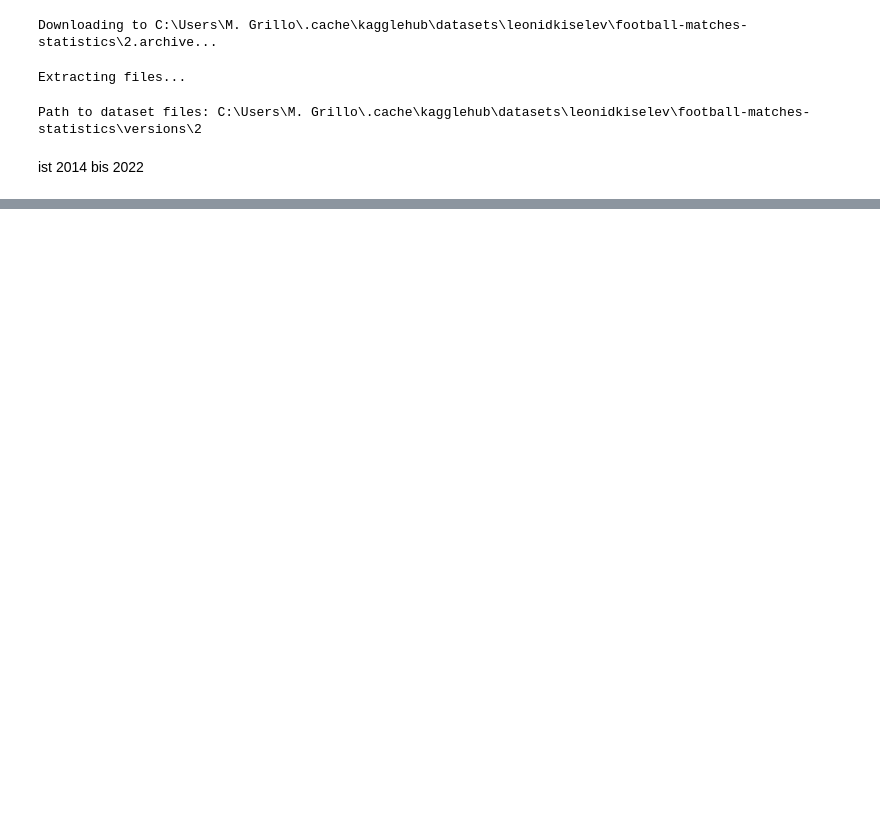
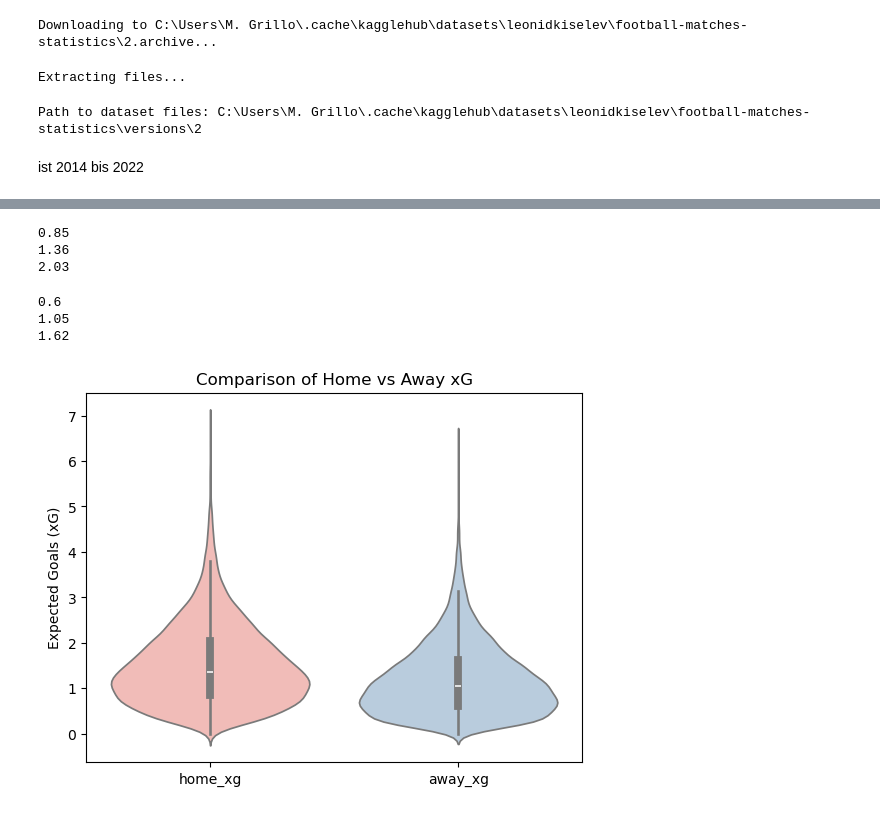
Before and after one commit to magrimuc/prj-2-eda-sql-football-matches-statistics, a Jupyter notebook: MartinsNotebook.ipynb, the cells around one changed output, grey strips where cells are left out. Drawn from its saved outputs; the diff is of its cells as text; code cells hidden in the pictures; blank space fills up the shorter version.

```diff
--- a/MartinsNotebook.ipynb
+++ b/MartinsNotebook.ipynb
@@ -100,0 +107,52 @@ df_matches_bl
+# %%
+q1 = df.home_xg.quantile(0.25)
+q2 = df.home_xg.quantile(0.50)
+q3 = df.home_xg.quantile(0.75)
+
+print(q1)
+print(q2)
+print(q3)
+# %% [output]
+0.85
+1.36
+2.03
+# %%
+q1 = df.away_xg.quantile(0.25)
+q2 = df.away_xg.quantile(0.50)
+q3 = df.away_xg.quantile(0.75)
+
+print(q1)
+print(q2)
+print(q3)
+# %% [output]
+0.6
+1.05
+1.62
+# %%
+import matplotlib.pyplot as plt
+import seaborn as sns
+
+##sns.pairplot(df, vars=['home_xg', 'away_xg'], kind='scatter', height=5)
+#sns.boxplot(x='away_xg', data=df, orient='h')
+sns.boxplot(data=df[["home_xg", "away_xg"]], palette="Pastel1")
+
+plt.close('all')
+datam=df[["home_xg", "away_xg"]]
+datam.head()
+sns.violinplot(data=datam, palette="Pastel1")
+
+
+plt.close('all')
+
+# 2. Zwei UNTERSCHIEDLICHE Spalten auswählen
+datam = df[["home_xg", "away_xg"]]
+
+# 3. Plotten
+sns.violinplot(data=datam, palette="Pastel1")
+
+# 4. Plot explizit anzeigen lassen
+plt.title("Comparison of Home vs Away xG")
+plt.ylabel("Expected Goals (xG)")
+plt.show()
+# %% [output]
+[figure, added]
```
Also changed, not shown: parts of 14 cells of this notebook.
